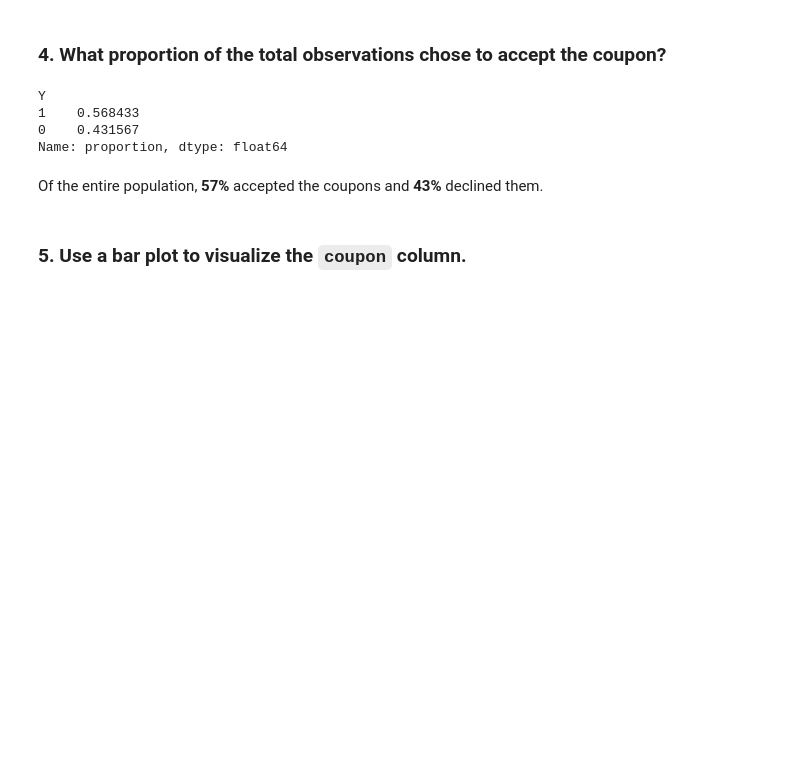
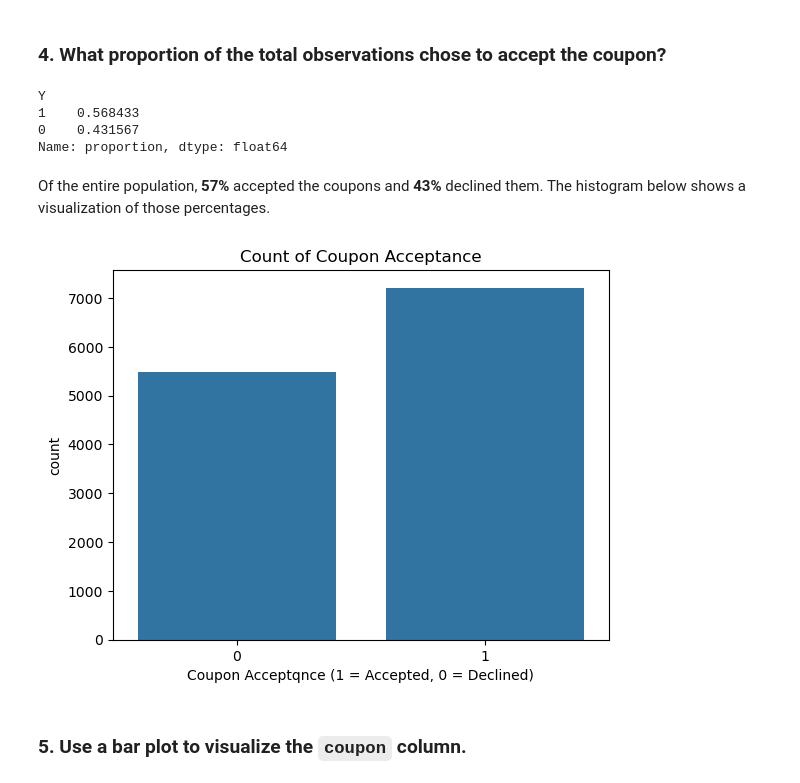
Before and after one commit to dziaoure/ai-ml-ucberkeley, a Jupyter notebook: practical-application-1/prompt.ipynb, the cells around one changed output. Drawn from its saved outputs; the diff is of its cells as text; code cells hidden in the pictures; blank space fills up the shorter version.

```diff
--- a/practical-application-1/prompt.ipynb
+++ b/practical-application-1/prompt.ipynb
@@ -221,7 +222,15 @@ Y
 0    0.431567
 Name: proportion, dtype: float64
 # %% [markdown]
-Of the entire population, **57%** accepted the coupons and **43%** declined them.
+Of the entire population, **57%** accepted the coupons and **43%** declined them. The histogram below shows a visualization of those percentages.
+# %%
+# Visuaize the acceptance percentage of the coupons
+sns.countplot(df, x = 'Y')
+plt.title('Count of Coupon Acceptance')
+plt.xlabel('Coupon Acceptqnce (1 = Accepted, 0 = Declined)')
+plt.savefig('images/total_coupon_acceptance.png')
+# %% [output]
+[figure, added]
 # %% [markdown]
 ### 5. Use a bar plot to visualize the `coupon` column.
 # %%
```
Also changed, not shown: parts of 34 cells of this notebook, 7 other files.
